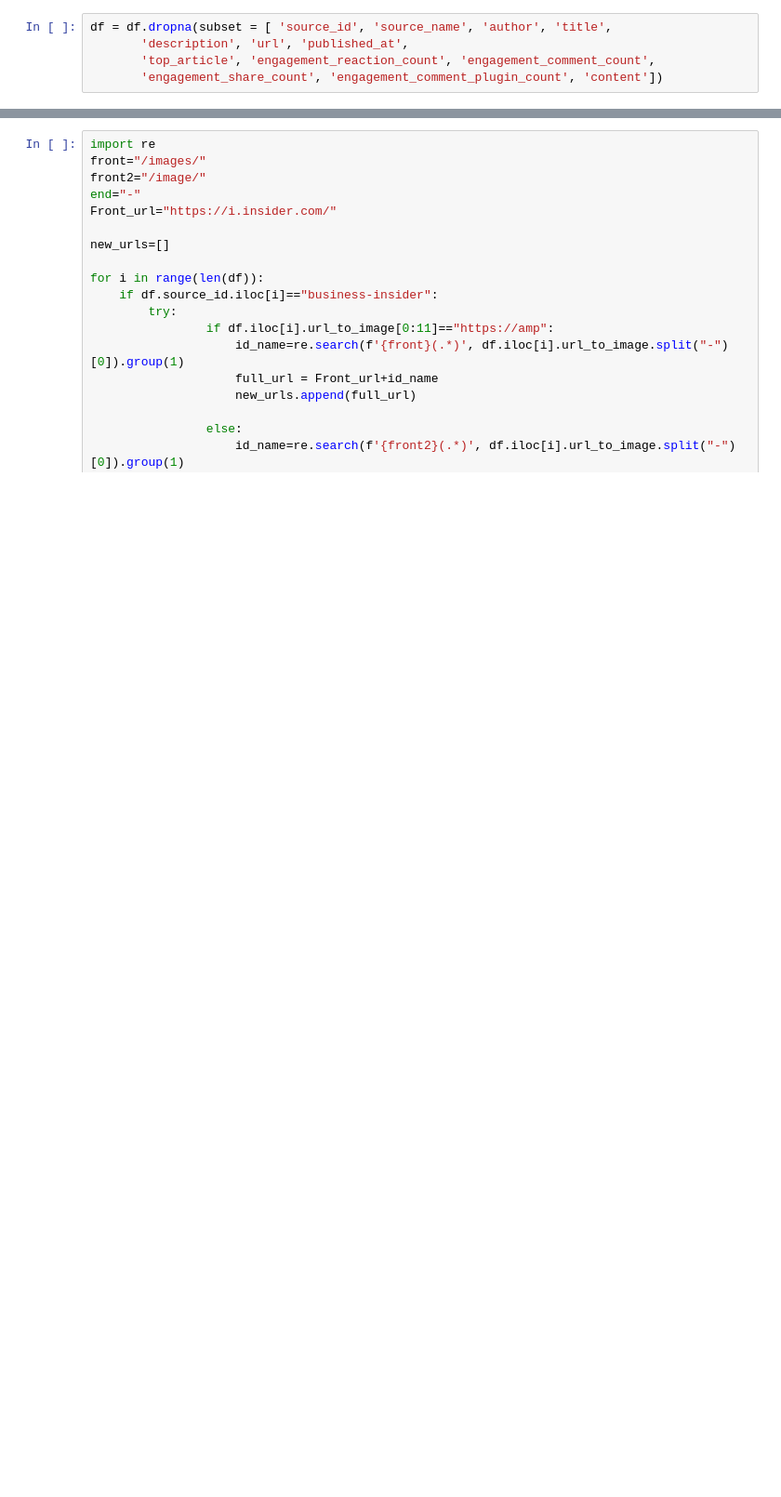
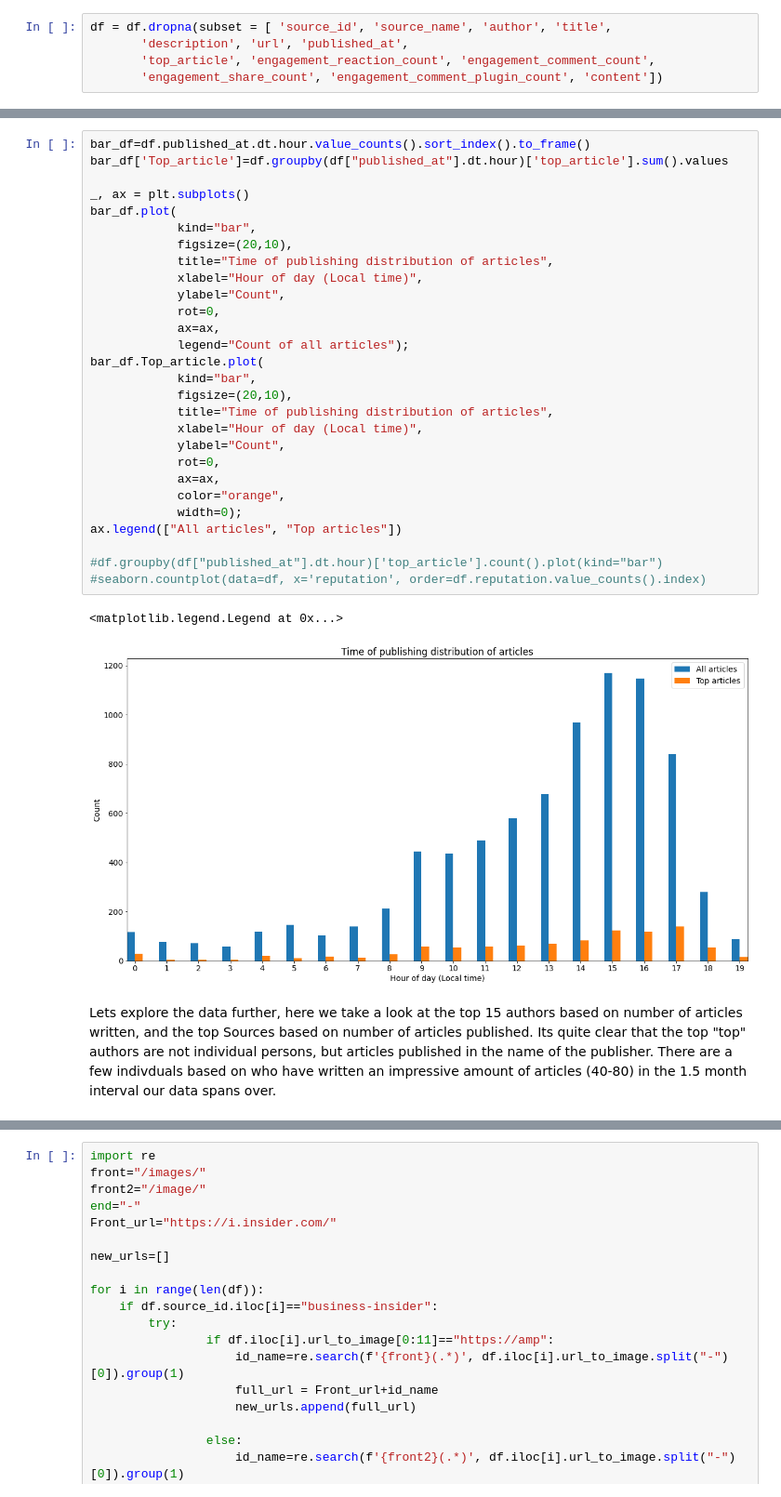
Before and after one commit to illumlol/ABA_2022, a Jupyter notebook: aba_1.ipynb, the cells around one changed output, grey strips where cells are left out. Shown at 93% size. Saved outputs shown, nothing was run; the diff lists cells and outputs as text; blank space fills up the shorter version.

```diff
--- a/aba_1.ipynb
+++ b/aba_1.ipynb
@@ -107 +122,34 @@ df['Year'] = df.published_at.apply(lambda x: x.year)
+# %%
+bar_df=df.published_at.dt.hour.value_counts().sort_index().to_frame()
+bar_df['Top_article']=df.groupby(df["published_at"].dt.hour)['top_article'].sum().values
+
+_, ax = plt.subplots()
+bar_df.plot(
+            kind="bar",
+            figsize=(20,10),
+            title="Time of publishing distribution of articles",
+            xlabel="Hour of day (Local time)",
+            ylabel="Count",
+            rot=0,
+            ax=ax,
+            legend="Count of all articles");
+bar_df.Top_article.plot(
+            kind="bar",
+            figsize=(20,10),
+            title="Time of publishing distribution of articles",
+            xlabel="Hour of day (Local time)",
+            ylabel="Count",
+            rot=0,
+            ax=ax,
+            color="orange",
+            width=0);
+ax.legend(["All articles", "Top articles"])
+
+#df.groupby(df["published_at"].dt.hour)['top_article'].count().plot(kind="bar")
+#seaborn.countplot(data=df, x='reputation', order=df.reputation.value_counts().index)
+# %% [output]
+<matplotlib.legend.Legend at 0x...>
+[figure, added]
+# %% [markdown]
+Lets explore the data further, here we take a look at the top 15 authors based on number of articles written, and the top Sources based on number of articles published. Its quite clear that the top "top" authors are not individual persons, but articles published in the name of the publisher. There are a few indivduals based on who have written an impressive amount of articles (40-80) in the 1.5 month interval our data spans over.
 # %%
```
Also changed, not shown: parts of 39 cells of this notebook, 1 other file.
